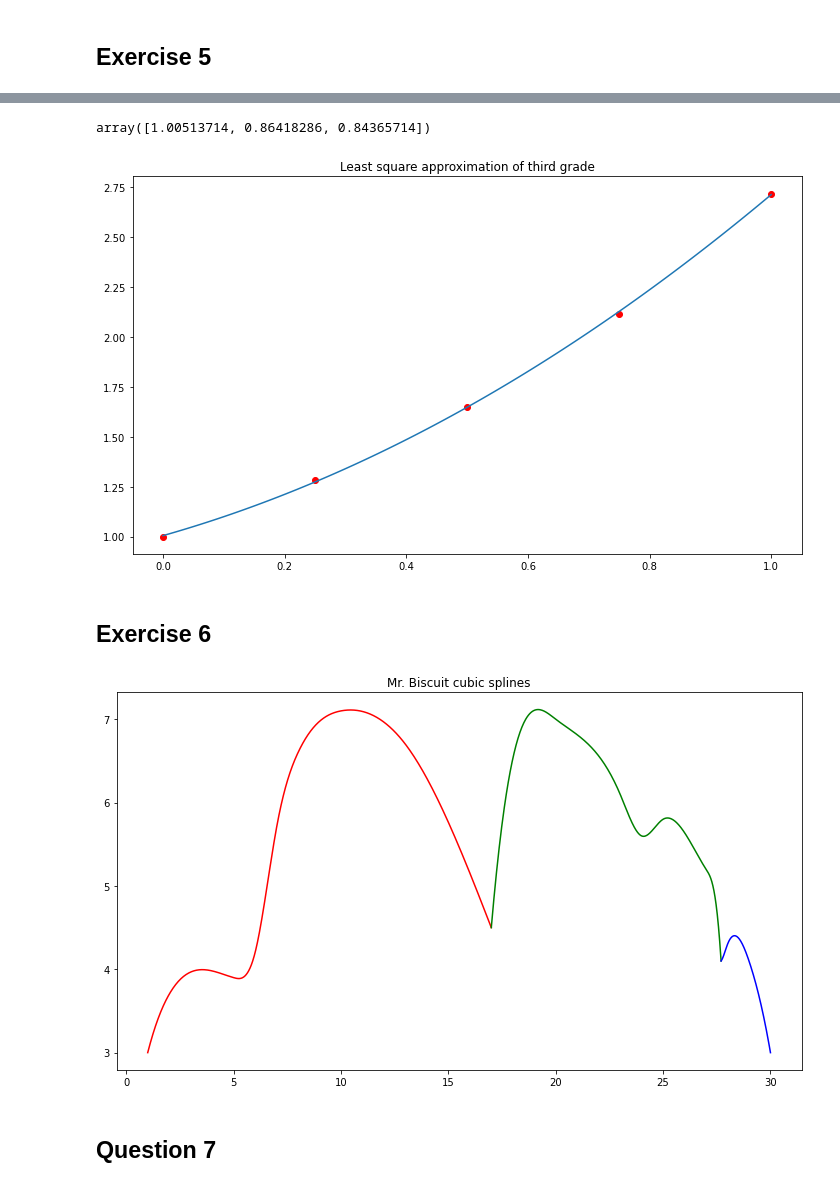
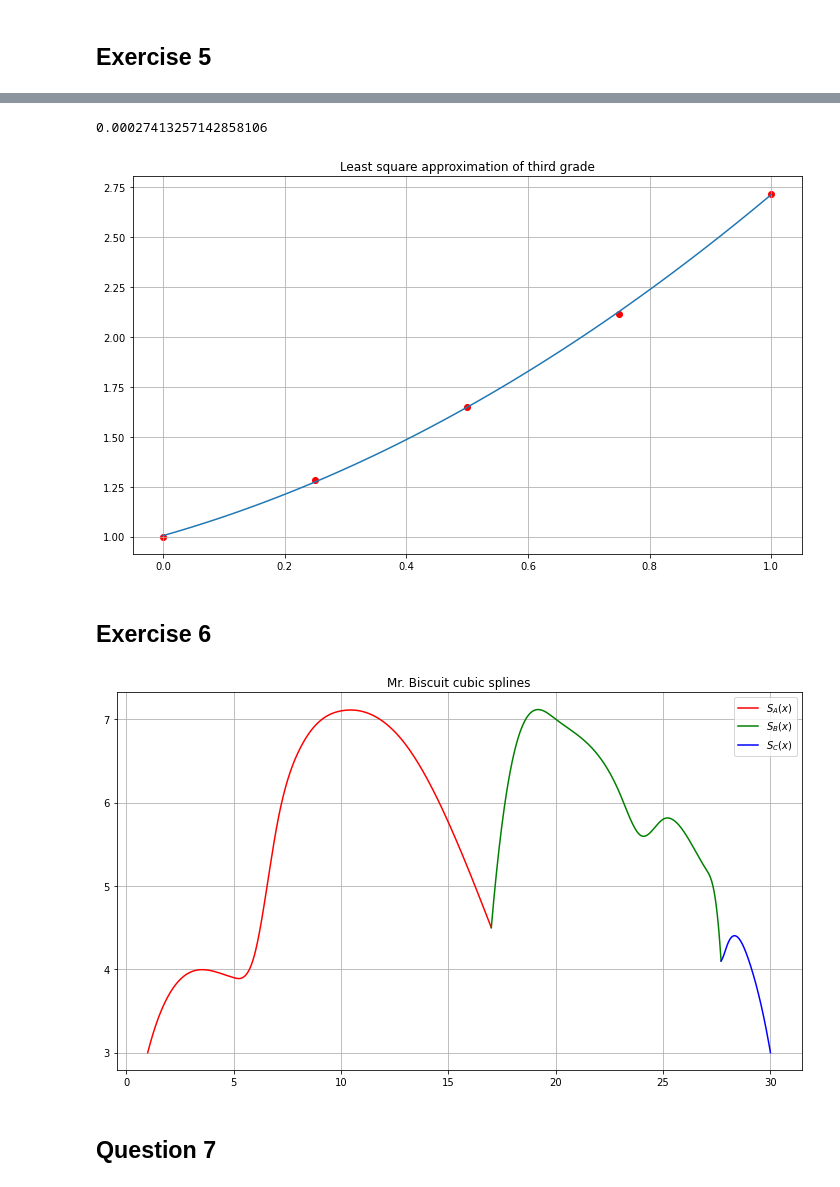
Before and after one commit to aoguedao/math685_numerical_analysis, a Jupyter notebook: assignments/hwk03.ipynb, the cells around one changed output, grey strips where cells are left out. Saved outputs shown, nothing was run; the diff lists cells and outputs as text; code cells hidden in the pictures.

```diff
--- a/assignments/hwk03.ipynb
+++ b/assignments/hwk03.ipynb
@@ -44,8 +41,8 @@ fig.show()
 # %% [markdown]
 ## Exercise 5
 # %%
-x = [0, 0.25, 0.5, 0.75, 1]
-y = [1, 1.2840, 1.6487, 2.1170, 2.7183]
+x = np.array([0, 0.25, 0.5, 0.75, 1])
+y = np.array([1, 1.2840, 1.6487, 2.1170, 2.7183])
 # %%
 df5 = (
     pd.DataFrame({"xi": x, "yi": y})
@@ -76,19 +65,23 @@ X = np.array(
 )
 b = np.array([sums5["yi"], sums5["yixi"], sums5["yixi2"]])
 coefs = np.linalg.solve(X, b)
-# %% [output]
-array([1.00513714, 0.86418286, 0.84365714])
+# %%
+error = np.sum((coefs[2] * x ** 2 + coefs[1] * x + coefs[0] - y) ** 2)
+error
+# %% [output]
+0.00027413257142858106
 # %%
 x_array = np.linspace(min(x), max(x), 100)
 ls_values = coefs[2] * x_array ** 2 + coefs[1] * x_array + coefs[0]
 fig, ax = plt.subplots(figsize=(10, 6))
 ax.plot(x_array, ls_values)
 ax.scatter(x, y, color="r")
+ax.grid()
 ax.set_title("Least square approximation of third grade")
 fig.tight_layout()
-# plt.savefig(images_path / "exercise07.png", dpi=300)
+plt.savefig("images/hwk03/exercise05.png", dpi=300)
 fig.show()
 # %% [output]
-[figure, old version]
+[figure, new version]
 # %% [markdown]
 ## Exercise 6
@@ -177,14 +167,16 @@ coefs_b, x_array_b, values_b = spline_values(xb, yb, dyb0, dybn)
 coefs_c, x_array_c, values_c = spline_values(xc, yc, dyc0, dycn)
 # %%
 fig, ax = plt.subplots(figsize=(10, 6))
-ax.plot(x_array_a, values_a, color="red")
-ax.plot(x_array_b, values_b, color="green")
-ax.plot(x_array_c, values_c, color="blue")
+ax.plot(x_array_a, values_a, color="red", label=r"$S_A(x)$")
+ax.plot(x_array_b, values_b, color="green", label=r"$S_B(x)$")
+ax.plot(x_array_c, values_c, color="blue", label=r"$S_C(x)$")
 ax.set_title("Mr. Biscuit cubic splines")
+ax.grid()
+ax.legend()
 fig.tight_layout()
-# plt.savefig(images_path / "exercise07.png", dpi=300)
+plt.savefig("images/hwk03/exercise06.png", dpi=300)
 fig.show()
 # %% [output]
-[figure, old version]
+[figure, new version]
 # %% [markdown]
 ## Question 7
```
Also changed, not shown: parts of 9 cells of this notebook.
